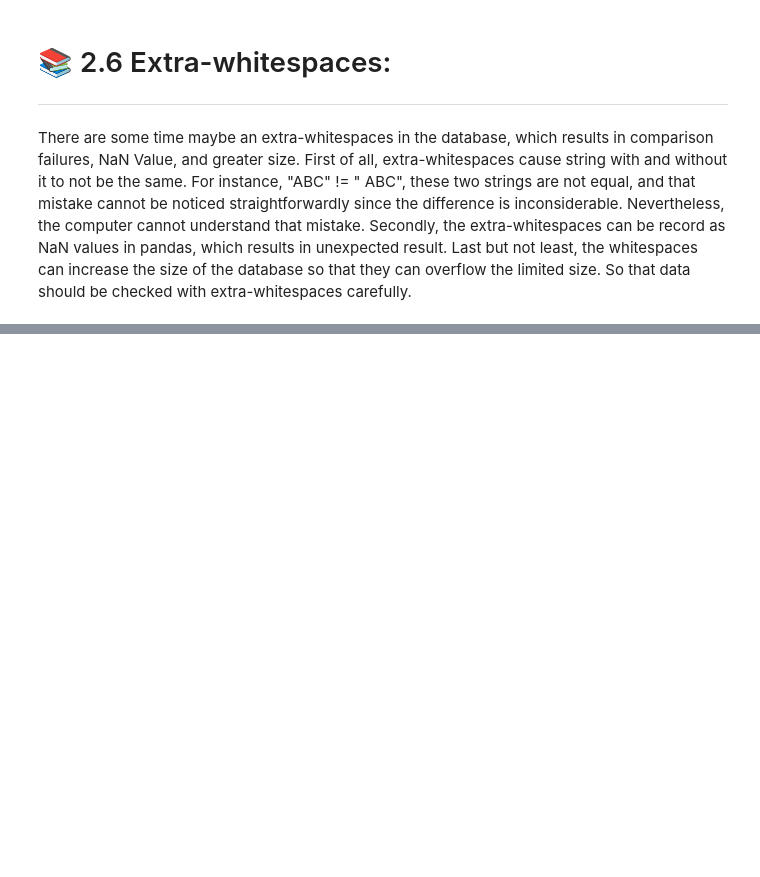
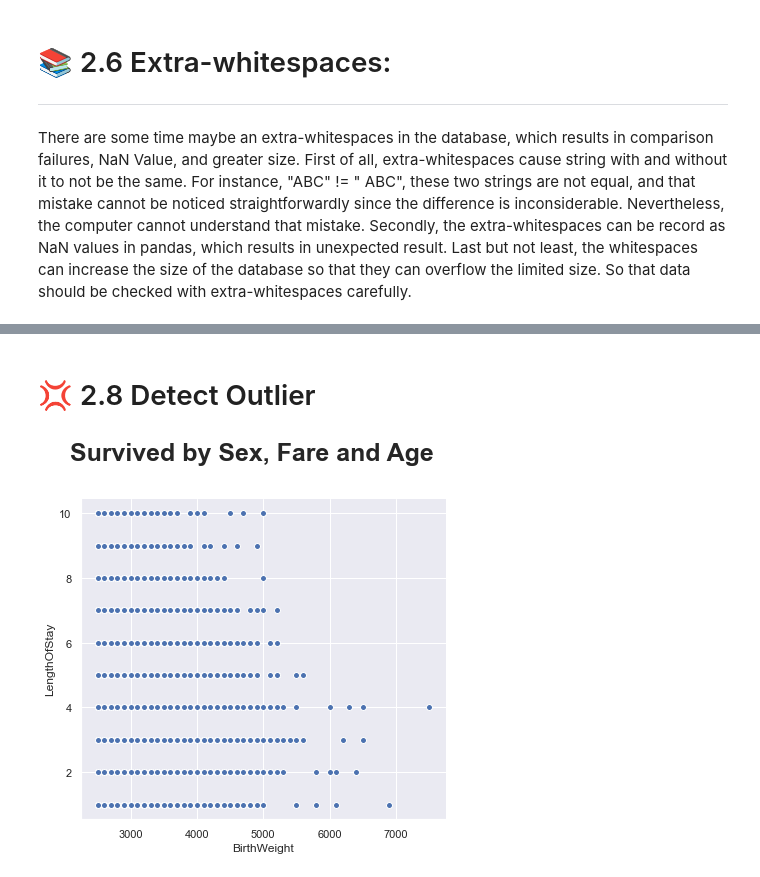
Before and after one commit to ChauHuynh1/DataScience, a Jupyter notebook: Hospital/HospitalProblem.ipynb, the cells around one changed output, grey strips where cells are left out. Drawn from its saved outputs; the diff is of its cells as text; code cells hidden in the pictures; blank space fills up the shorter version.

```diff
--- a/Hospital/HospitalProblem.ipynb
+++ b/Hospital/HospitalProblem.ipynb
@@ -464,0 +537,13 @@ There are some time maybe an extra-whitespaces in the database, which results in
+# %% [markdown]
+<a id="2.8"></a>
+# 💢 2.8 Detect Outlier
+# %%
+pal = {1:"pink", 0:"gray"}
+
+g = sns.FacetGrid(train, size=6, margin_titles=True,
+                palette=pal,)
+g.map(plt.scatter, "BirthWeight", "LengthOfStay",edgecolor="w").add_legend()
+g.fig.suptitle("Survived by Sex, Fare and Age", fontweight = 'bold', size = 25)
+plt.subplots_adjust(top=0.85)
+# %% [output]
+[figure, added]
```
Also changed, not shown: parts of 16 cells of this notebook.
